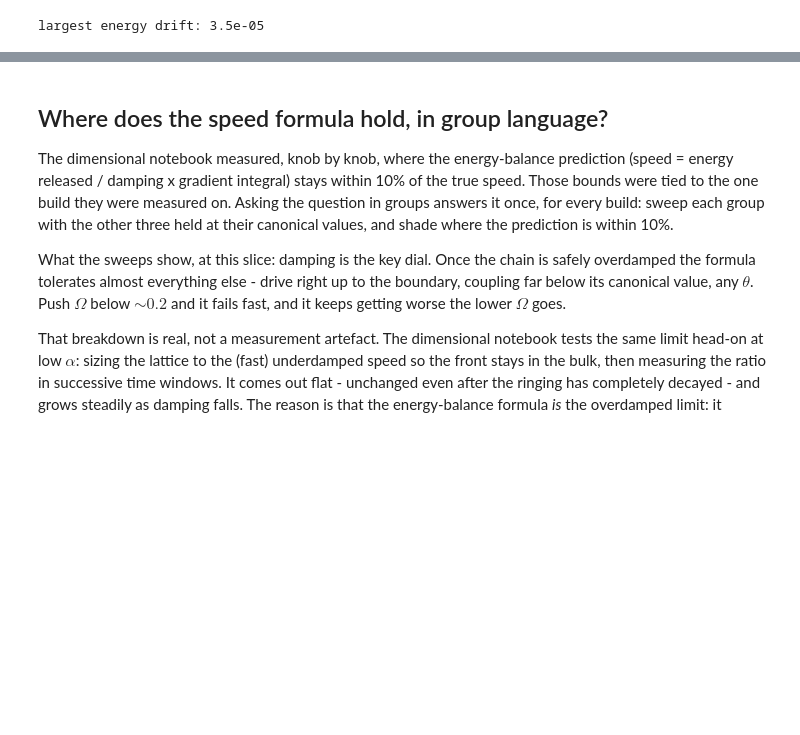
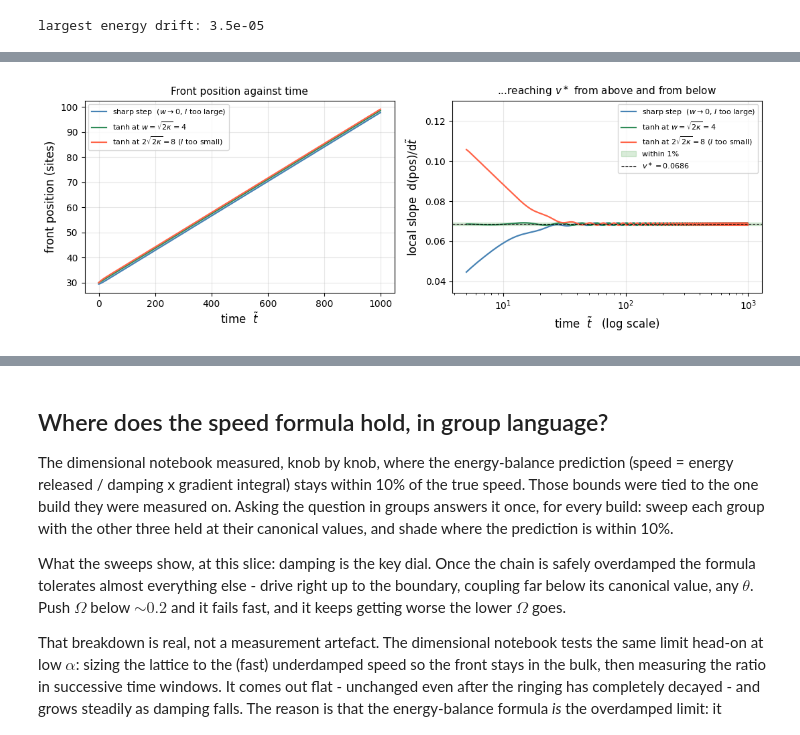
Before and after one commit to Stephang217/1D_Diaghphragms_Fluid_Model, a Jupyter notebook: dimensionless_model.ipynb, the cells around one changed output, grey strips where cells are left out. Saved outputs shown, nothing was run; the diff lists cells and outputs as text; code cells hidden in the pictures; blank space fills up the shorter version.

```diff
--- a/dimensionless_model.ipynb
+++ b/dimensionless_model.ipynb
@@ -261,0 +317,83 @@ largest energy drift: 3.5e-05
+# %%
+# ── Is v* really a fixed point, reached from either side? ────────────────────
+#
+# The energy-balance argument says the front does not happen to travel at v*, it is
+# driven there: supply grows like v and dissipation like v^2, so a slow front speeds
+# up and a fast one slows down. Every run in this notebook starts from the same sharp
+# step, which tests none of that. Here three starts are given the same parameters and
+# the same starting site, differing only in the width of the front they begin with,
+# which is what sets I = int(U'^2) and hence the speed they begin at:
+#
+#   sharp step   w -> 0    I too large   starts too slow   must accelerate
+#   tanh at w              I about right starts at v*      stays
+#   tanh at 2w             I too small   starts too fast   must decelerate
+#
+# All three must end on the same speed. Note the starting site matters: the default
+# sharp step sits on top of the pinned trigger sites, whose boundary work makes the
+# early front position move for reasons that are not propagation, so all three are
+# started at n_0 = 30 instead, well clear of it.
+
+N_B, T_B, SAV_B, N0_B = 200, 1000.0, 50, 30.0
+w_B = np.sqrt(2*eta*theta)
+_lo, _, _hi = wells(Pi)
+_n = np.arange(N_B, dtype=float)
+_tanh_ic = lambda width: 0.5*(_lo + _hi) + 0.5*(_hi - _lo)*np.tanh((_n - N0_B)/width)
+
+ICS = [(r'sharp step  ($w\to0$, $I$ too large)', np.where(_n < N0_B, _lo, _hi), 'steelblue'),
+       (rf'tanh at $w=\sqrt{{2\kappa}}={w_B:.0f}$', _tanh_ic(w_B), 'seagreen'),
+       (rf'tanh at $2\sqrt{{2\kappa}}={2*w_B:.0f}$ ($I$ too small)', _tanh_ic(2*w_B), 'tomato')]
+
+fig, (ax1, ax2) = plt.subplots(1, 2, figsize=(11, 4))
+speeds_B, starts_B = [], []
+for lab, u0, col in ICS:
+    r = run(eta, theta, Pi, Omega, N=N_B, T=T_B, save_every=SAV_B, u_init=u0)
+    t, pos = r['times'], r['pos']
+    speeds_B.append(r['speed'])
+    ax1.plot(t, pos, '-', color=col, lw=1.6, label=lab)
+
+    # the approach is invisible in position; take the local slope on a sliding window
+    win = 40
+    loc = np.array([np.polyfit(t[i:i+win], pos[i:i+win], 1)[0] for i in range(len(t)-win)])
+    ax2.plot(t[:len(loc)] + 0.5*win*(t[1]-t[0]), loc, '-', color=col, lw=1.6, label=lab)
+    starts_B.append(loc[0])
+
+v_star_B = float(np.mean(speeds_B))
+spread_B = (max(speeds_B) - min(speeds_B)) / v_star_B
+
+ax1.set_xlabel(r'time  $\tilde t$', fontsize=12)
+ax1.set_ylabel('front position (sites)', fontsize=12)
+ax1.set_title('Front position against time', fontsize=11)
+ax1.grid(True, alpha=0.3); ax1.legend(fontsize=8, loc='upper left')
+
+ax2.axhspan(0.99*v_star_B, 1.01*v_star_B, color='green', alpha=0.15, label='within 1%')
+ax2.axhline(v_star_B, color='k', ls='--', lw=0.8, label=rf'$v^\ast = {v_star_B:.4f}$')
+ax2.set_xscale('log'); ax2.set_ylim(0.5*v_star_B, 1.9*v_star_B)
+ax2.set_xlabel(r'time  $\tilde t$   (log scale)', fontsize=12)
+ax2.set_ylabel(r'local slope  $\mathrm{d}(\mathrm{pos})/\mathrm{d}\tilde t$', fontsize=12)
+ax2.set_title(r'...reaching $v^\ast$ from above and from below', fontsize=11)
+ax2.grid(True, alpha=0.3); ax2.legend(fontsize=8, loc='upper right')
+
+plt.tight_layout()
+
+plt.savefig('figures/ic_convergence.png', dpi=120, bbox_inches='tight')
+
+plt.show()
+
+for (lab, _, _), v0, vf in zip(ICS, starts_B, speeds_B):
+    print(f"  starts at {v0:.4f}   settles at {vf:.6f}")
+print(f"  spread across the three: {100*spread_B:.4f}%")
+
+display(Markdown(f"""
+**The speed is a fixed point, not an accident of how the wave was started.** Three
+initial fronts of very different width, released at the same site under identical
+parameters, begin at local speeds of {starts_B[0]:.3f}, {starts_B[1]:.3f} and
+{starts_B[2]:.3f} — spanning a factor of {max(starts_B)/min(starts_B):.1f} — and all three
+settle onto $v^\\ast = {v_star_B:.5f}$, agreeing to
+**{100*spread_B:.4f}%**. The two that start away from it approach from opposite
+directions, which is the signature the energy-balance argument predicts: the step, whose
+$I$ is too large, is too slow and accelerates; the over-wide tanh, whose $I$ is too small,
+is too fast and decelerates. A speed that merely balanced energy would keep whatever value
+it was handed.
+"""))
+# %% [output]
+[figure, added]
```
Also changed, not shown: parts of 16 cells of this notebook, 22 other files.
